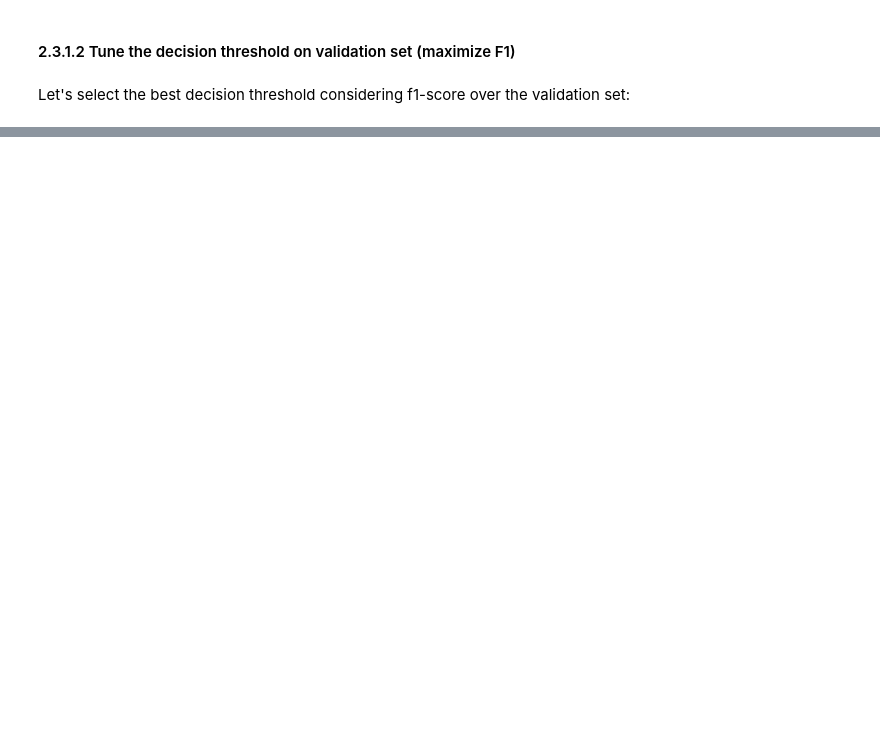
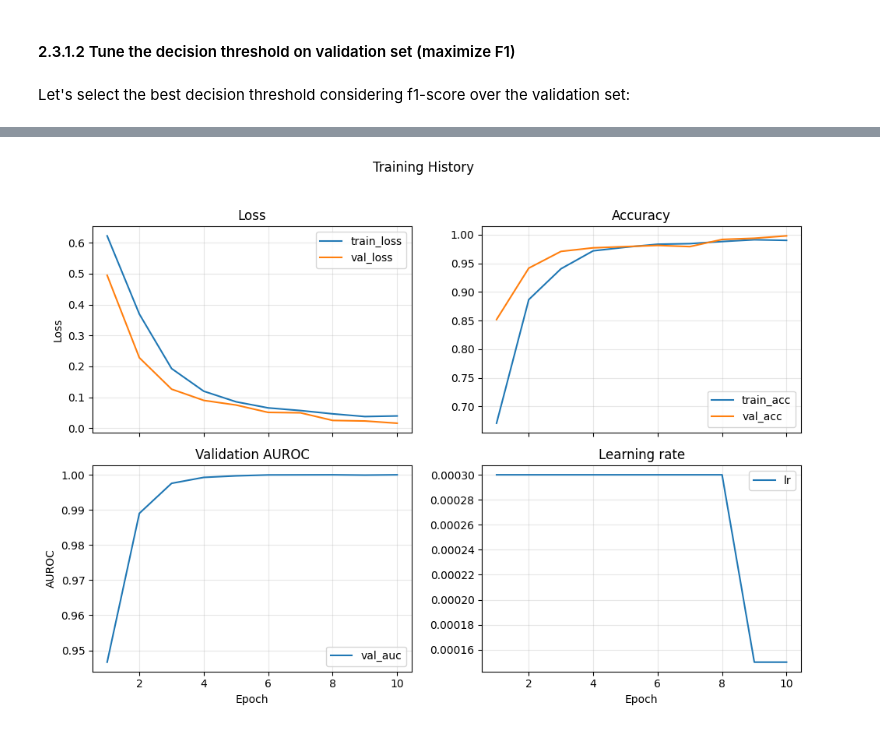
Before and after one commit to FederCO23/MonReader, a Jupyter notebook: MonReader_part1.ipynb, the cells around one changed output, grey strips where cells are left out. Drawn from its saved outputs; the diff is of its cells as text; code cells hidden in the pictures; blank space fills up the shorter version.

```diff
--- a/MonReader_part1.ipynb
+++ b/MonReader_part1.ipynb
@@ -1073,0 +1104,40 @@ Test @ thr=0.562
+# %%
+# Rebuild a *fresh* TL model (ImageNet backbone + fresh head), then unfreeze layer4 + classification head
+def build_resnet18_tl(device, freeze_backbone=True):
+    # fresh model with ImageNet weights
+    weights = models.ResNet18_Weights.IMAGENET1K_V1
+    m = models.resnet18(weights=weights)
+    # replace classification head with fresh 1-logit layer
+    m.fc = nn.Linear(m.fc.in_features, 1)
+    # optionally freeze backbone
+    if freeze_backbone:
+        for p in m.parameters():
+            p.requires_grad = False
+        # keep head trainable
+        for p in m.fc.parameters():
+            p.requires_grad = True
+    return m.to(device)
+# %%
+# initialize a fresh model
+model = build_resnet18_tl(device, freeze_backbone=True)
+
+# Leave fc trainable and unfreeze layer4
+for name, p in model.named_parameters():
+    if name.startswith("layer4.") or name.startswith("fc."):
+        p.requires_grad = True
+    else:
+        p.requires_grad = False
+# %%
+# Apply different LR for each layer:
+# for FC we will re-use the previous
+# for Layer 4 we will use a smaller
+head_params = [p for n,p in model.named_parameters() if p.requires_grad and n.startswith("fc.")]
+l4_params   = [p for n,p in model.named_parameters() if p.requires_grad and n.startswith("layer4.")]
+
+optimizer = torch.optim.AdamW([
+    {"params": head_params, "lr": 3e-4, "weight_decay": 1e-4},  # larger LR for head
+    {"params": l4_params,   "lr": 1e-5, "weight_decay": 1e-4},  # smaller LR for layer4
+])
+scheduler = torch.optim.lr_scheduler.ReduceLROnPlateau(optimizer, mode='max', factor=0.5, patience=2)
+# %%
+history_ResNet18_TL_fc_L4 = training_loop(model, train_loader, val_loader, optimizer, scheduler, device, epochs=10)
@@ -1073,0 +1158,4 @@ Test @ thr=0.562
+# %%
+print_training_history(history_ResNet18_TL_fc_L4)
+# %% [output]
+[figure, added]
```
Also changed, not shown: parts of 63 cells of this notebook.
